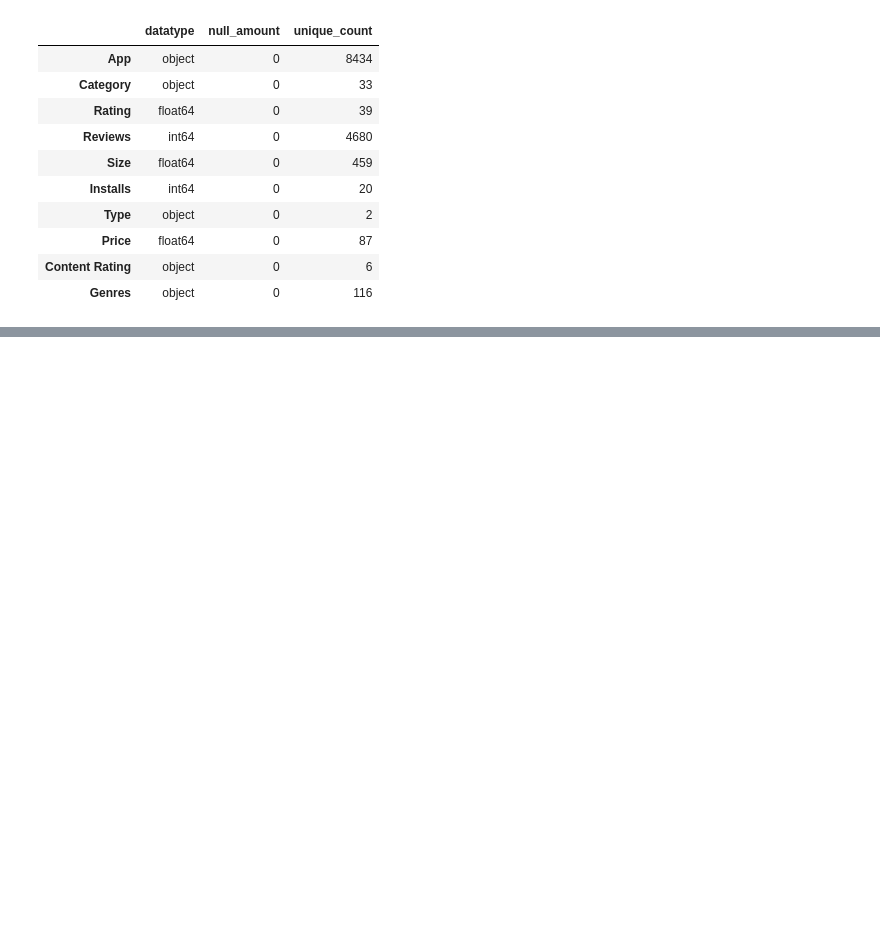
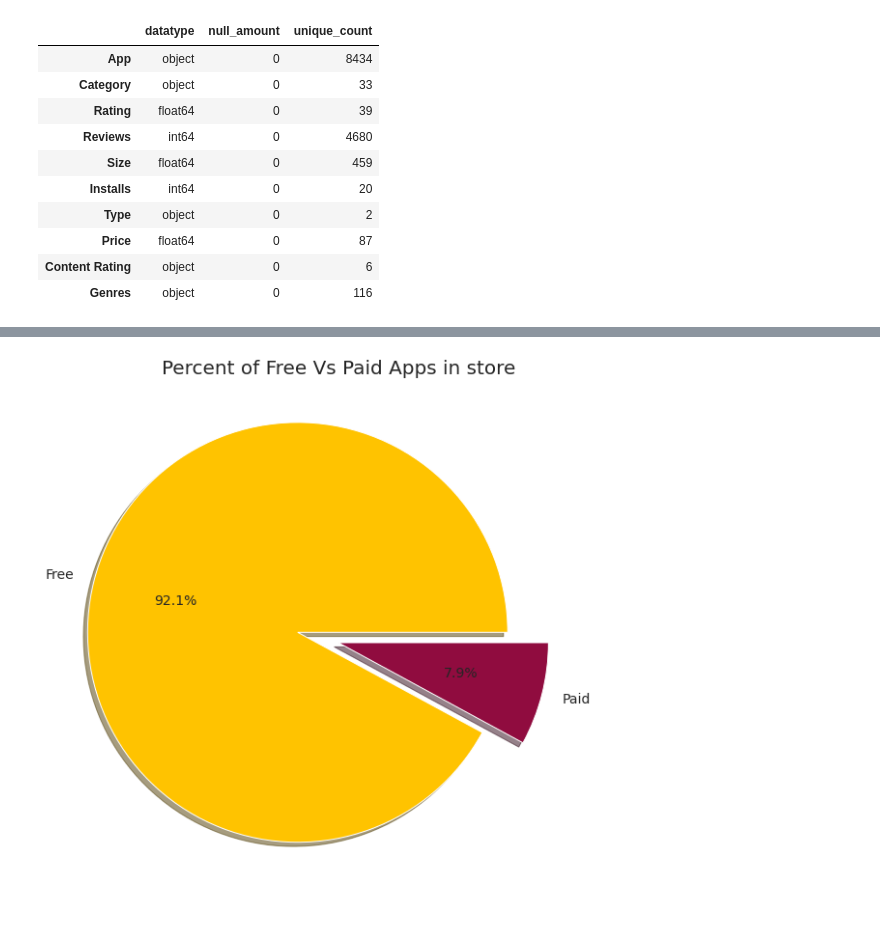
Before and after one commit to ayushakar1/Pycamp, a Jupyter notebook: project_ayusha.ipynb, the cells around one changed output, grey strips where cells are left out. Saved outputs shown, nothing was run; the diff lists cells and outputs as text; code cells hidden in the pictures; blank space fills up the shorter version.

```diff
--- a/project_ayusha.ipynb
+++ b/project_ayusha.ipynb
@@ -266,0 +327,11 @@ information()
+# %%
+plt.figure(figsize=(10,10))
+labels = store['Type'].value_counts(sort = True).index
+sizes = store['Type'].value_counts(sort = True)
+colors = ["#FFC300","#900C3F"]
+explode = (0.2,0)
+plt.pie(sizes, explode=explode, labels=labels, colors=colors, autopct='%1.1f%%', shadow=True, startangle=0)
+plt.title('Percent of Free Vs Paid Apps in store',size = 20)
+plt.show()
+# %% [output]
+[figure, added]
```
Also changed, not shown: parts of 7 cells of this notebook.
